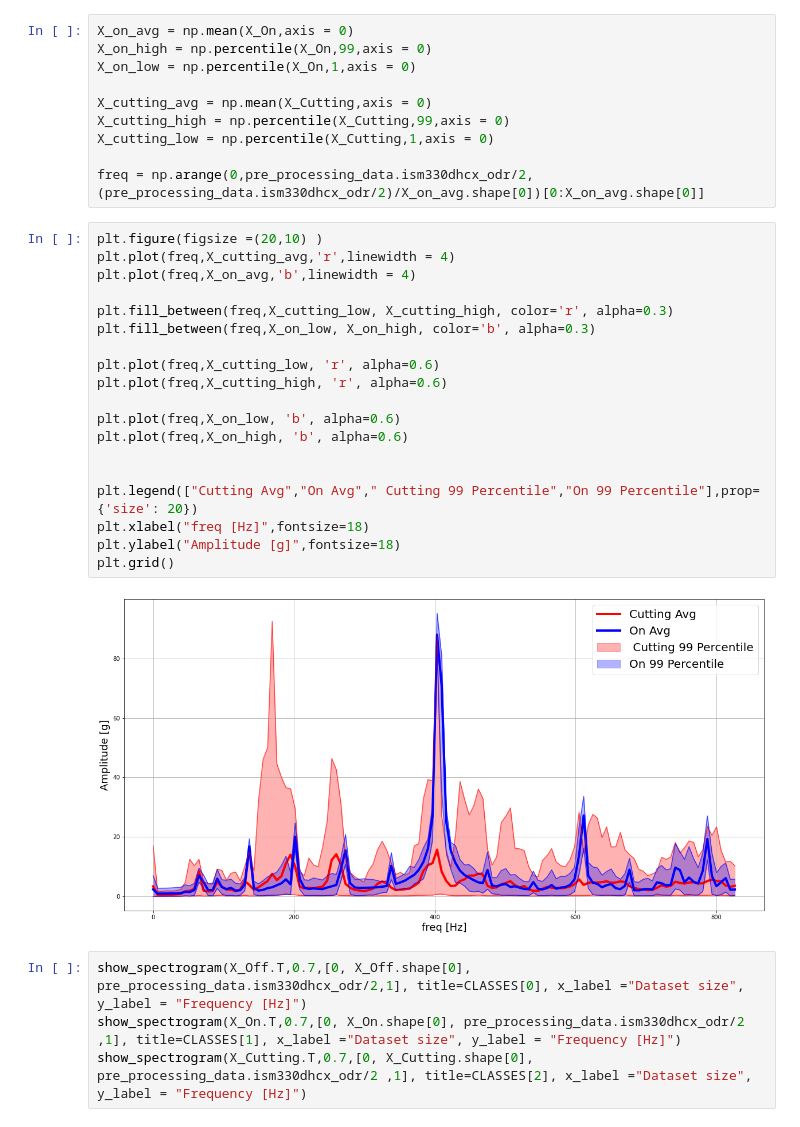
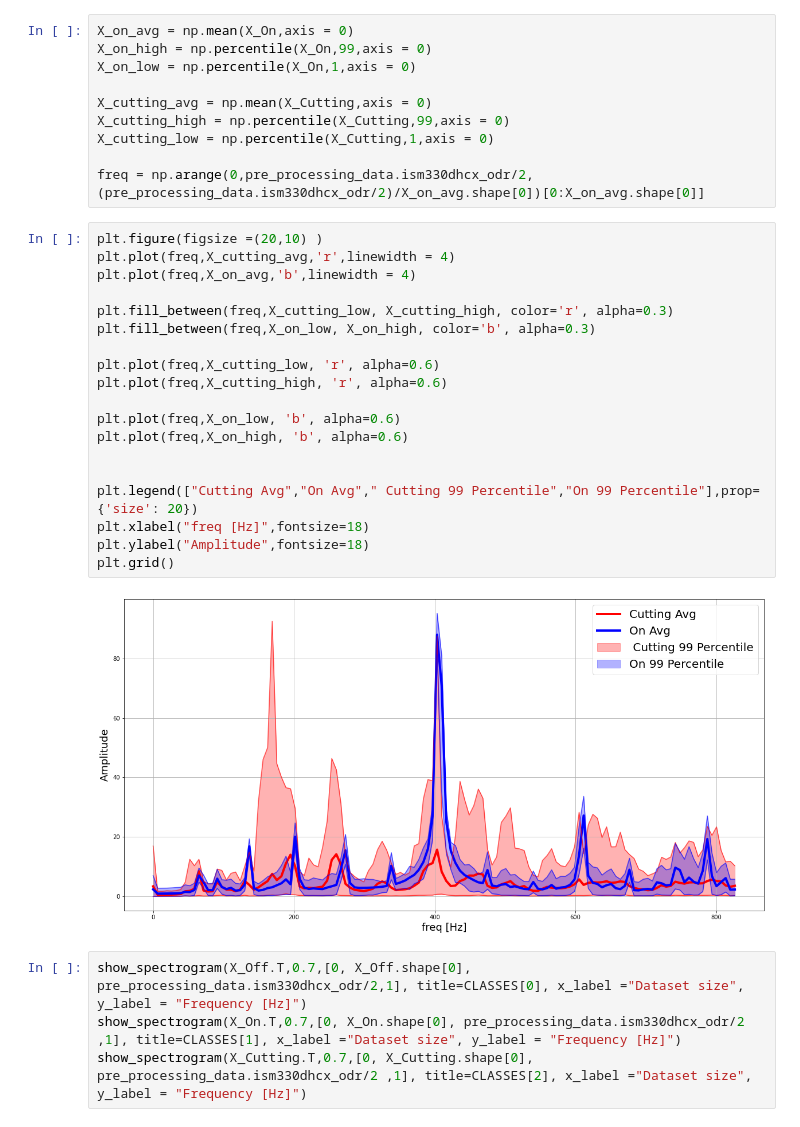
Before and after one commit to LeonardoIacussiPoli/IIoT_Cutting_Saw, a Jupyter notebook: python_project/template_for_time_series_classification_usupervised.ipynb, the cells around one changed output. Cells and saved outputs as stored; diff of their text form.

```diff
--- a/python_project/template_for_time_series_classification_usupervised.ipynb
+++ b/python_project/template_for_time_series_classification_usupervised.ipynb
@@ -211,24 +195,24 @@ freq = np.arange(0,pre_processing_data.ism330dhcx_odr/2,(pre_processing_data.ism
 # %%
 plt.figure(figsize =(20,10) )
 plt.plot(freq,X_cutting_avg,'r',linewidth = 4)
 plt.plot(freq,X_on_avg,'b',linewidth = 4)
 
 plt.fill_between(freq,X_cutting_low, X_cutting_high, color='r', alpha=0.3)
 plt.fill_between(freq,X_on_low, X_on_high, color='b', alpha=0.3)
 
 plt.plot(freq,X_cutting_low, 'r', alpha=0.6)
 plt.plot(freq,X_cutting_high, 'r', alpha=0.6)
 
 plt.plot(freq,X_on_low, 'b', alpha=0.6)
 plt.plot(freq,X_on_high, 'b', alpha=0.6)
 
 
 plt.legend(["Cutting Avg","On Avg"," Cutting 99 Percentile","On 99 Percentile"],prop={'size': 20})
 plt.xlabel("freq [Hz]",fontsize=18)
-plt.ylabel("Amplitude [g]",fontsize=18)
+plt.ylabel("Amplitude",fontsize=18)
 plt.grid()
 # %% [output]
-[figure, old version]
+[figure, new version]
 # %%
 show_spectrogram(X_Off.T,0.7,[0, X_Off.shape[0], pre_processing_data.ism330dhcx_odr/2,1], title=CLASSES[0], x_label ="Dataset size", y_label = "Frequency [Hz]")
 show_spectrogram(X_On.T,0.7,[0, X_On.shape[0], pre_processing_data.ism330dhcx_odr/2 ,1], title=CLASSES[1], x_label ="Dataset size", y_label = "Frequency [Hz]")
```
Also changed, not shown: parts of 18 cells of this notebook, 1 other file.
